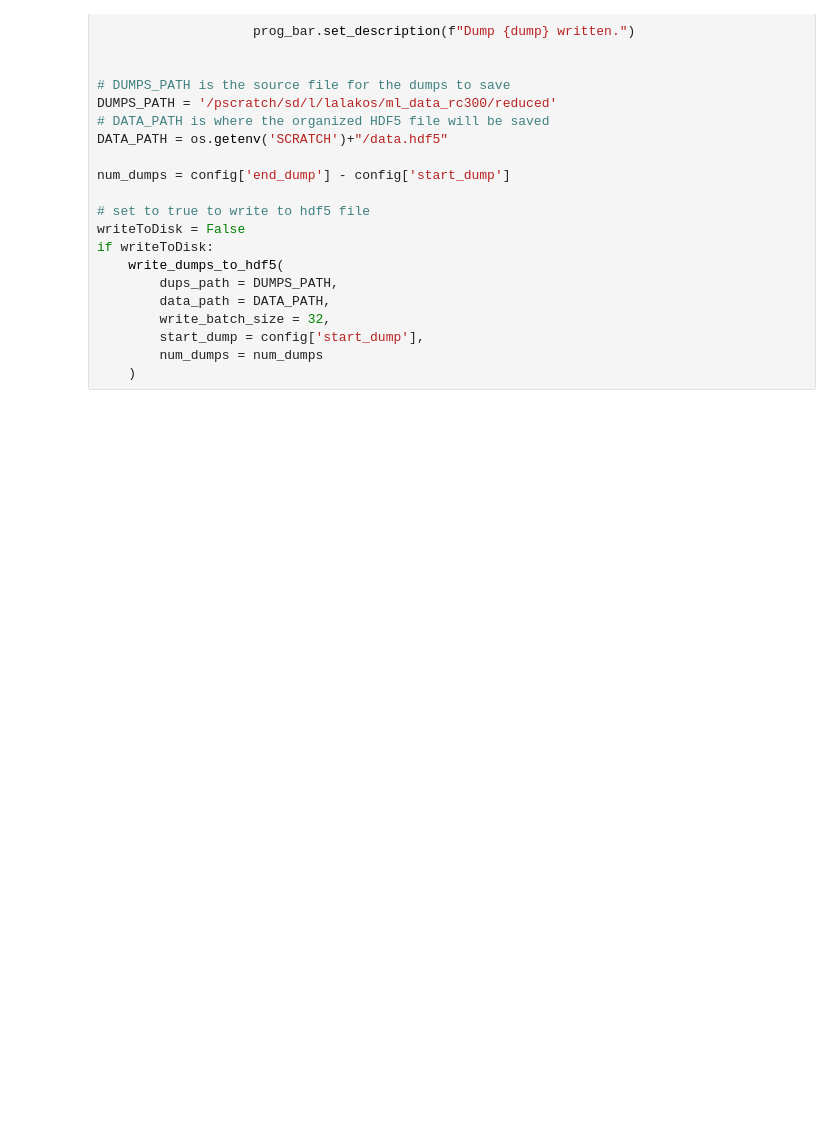
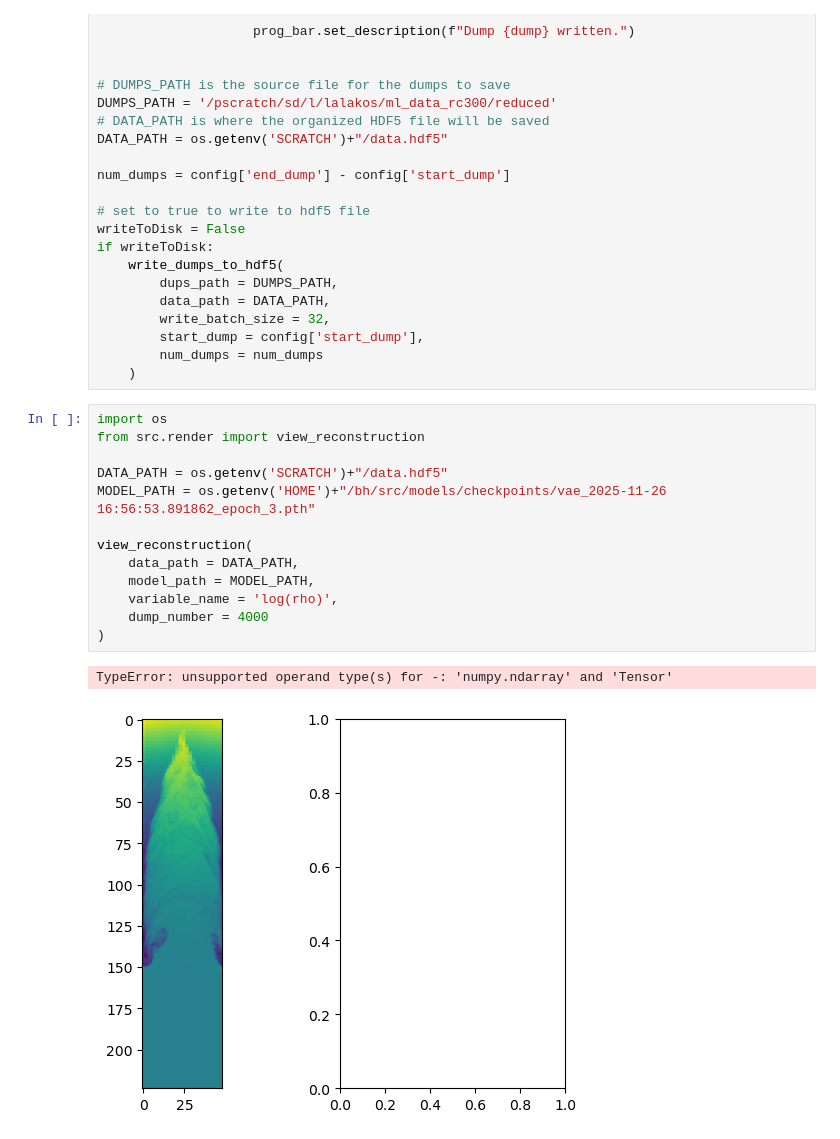
Before and after one commit to JackHanke/bh, a Jupyter notebook: writeToDisk.ipynb, the cells around one changed output. Drawn from its saved outputs; the diff is of its cells as text; blank space fills up the shorter version.

```diff
--- a/writeToDisk.ipynb
+++ b/writeToDisk.ipynb
@@ -165,3 +165,19 @@ if writeToDisk:
         start_dump = config['start_dump'],
         num_dumps = num_dumps
     )
+# %%
+import os
+from src.render import view_reconstruction
+
+DATA_PATH = os.getenv('SCRATCH')+"/data.hdf5"
+MODEL_PATH = os.getenv('HOME')+"/bh/src/models/checkpoints/vae_2025-11-26 16:56:53.891862_epoch_3.pth"
+
+view_reconstruction(
+    data_path = DATA_PATH,
+    model_path = MODEL_PATH,
+    variable_name = 'log(rho)',
+    dump_number = 4000
+)
+# %% [output]
+TypeError: unsupported operand type(s) for -: 'numpy.ndarray' and 'Tensor'
+[figure, added]
```
Also changed, not shown: parts of 1 cell of this notebook, 14 other files.
